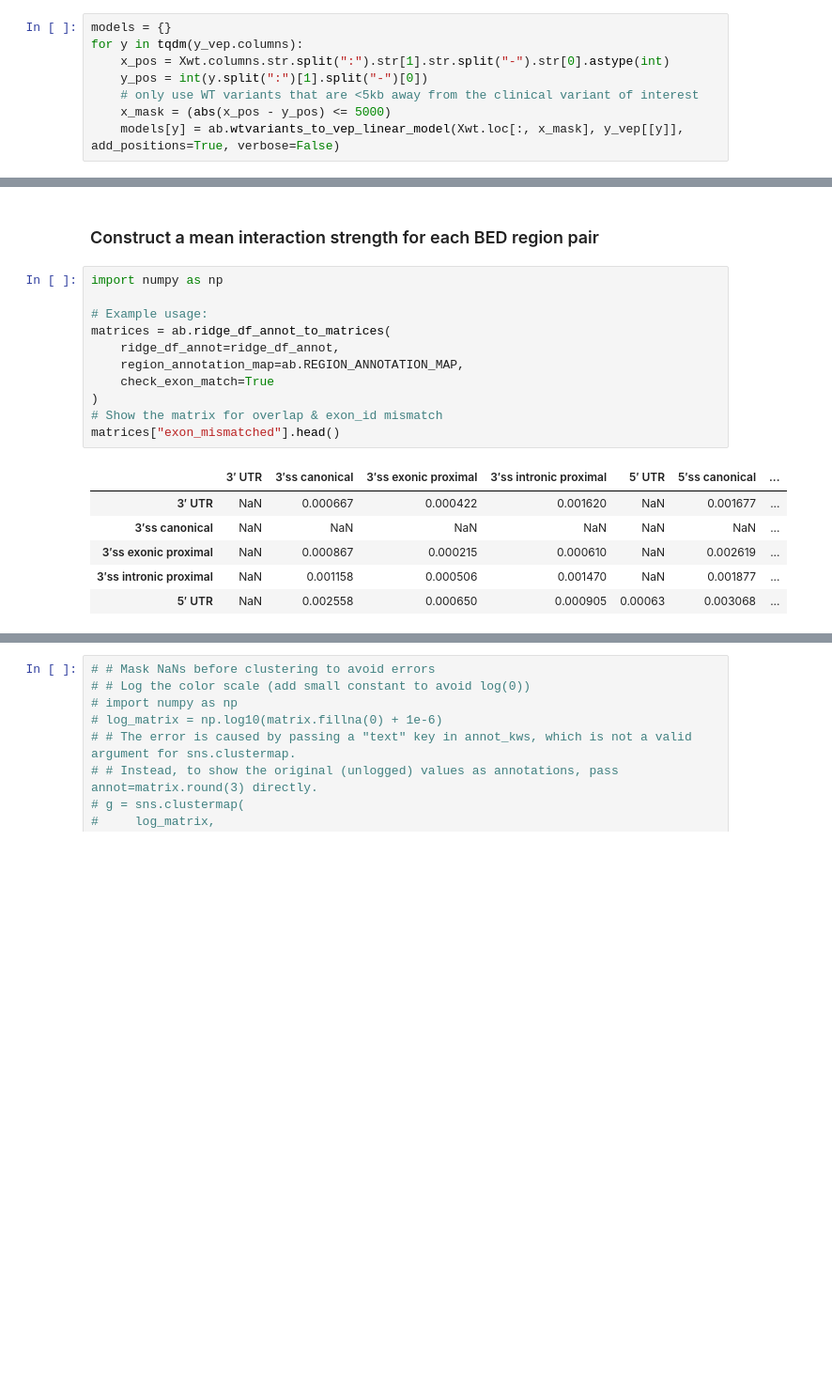
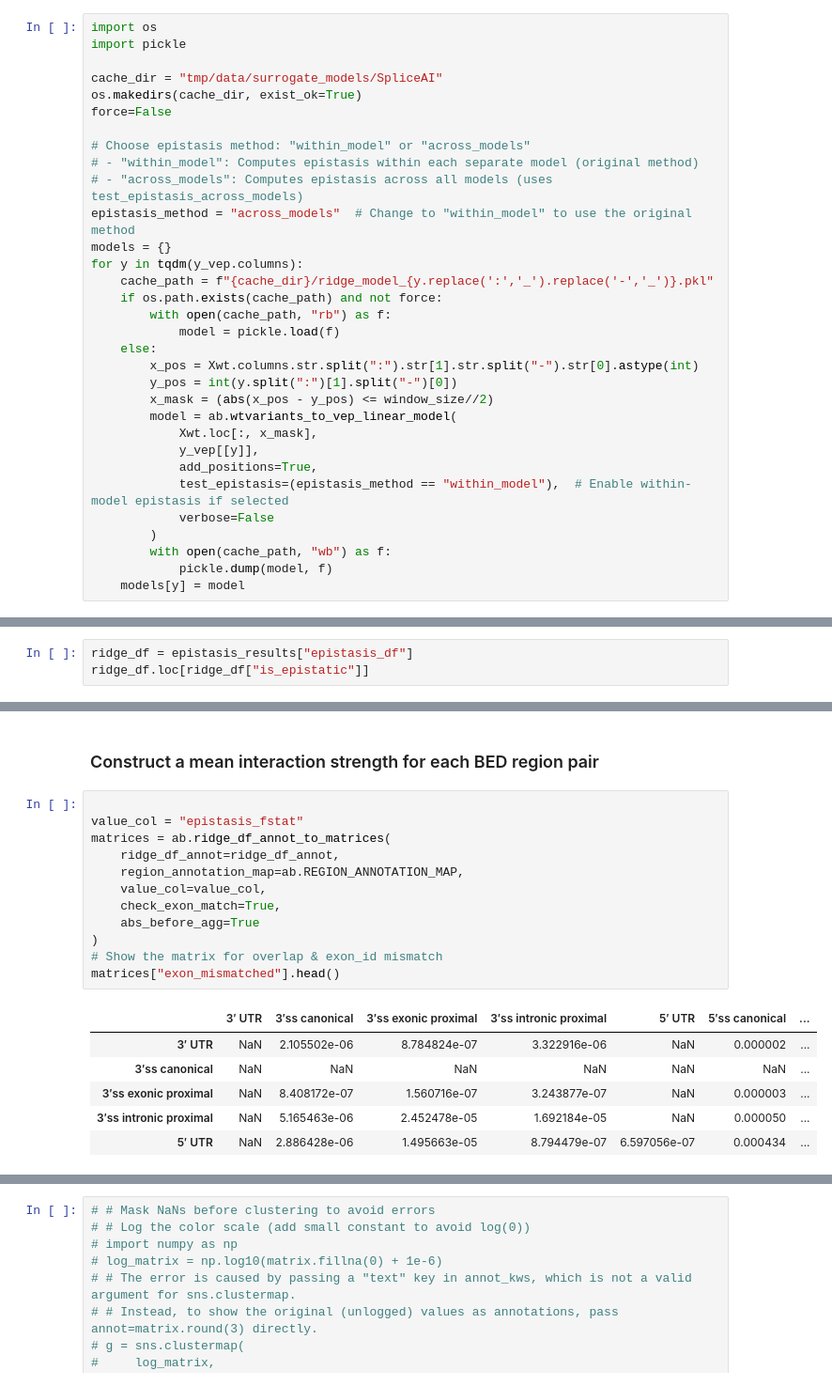
Before and after one commit to bschilder/VEP_DNA, a Jupyter notebook: notebooks/variant_attribution_SpliceAI.ipynb, the cells around one changed output, grey strips where cells are left out. Shown at 94% size. Cells and saved outputs as stored; diff of their text form; blank space fills up the shorter version.

```diff
--- a/notebooks/variant_attribution_SpliceAI.ipynb
+++ b/notebooks/variant_attribution_SpliceAI.ipynb
@@ -460,10 +461,34 @@ y_vep.head()
 # %% [markdown]
 Separate ridge regression models for each clinical variant.
 # %%
+import os
+import pickle
+
+cache_dir = "tmp/data/surrogate_models/SpliceAI"
+os.makedirs(cache_dir, exist_ok=True)
+force=False
+
+# Choose epistasis method: "within_model" or "across_models"
+# - "within_model": Computes epistasis within each separate model (original method)
+# - "across_models": Computes epistasis across all models (uses test_epistasis_across_models)
+epistasis_method = "across_models"  # Change to "within_model" to use the original method
 models = {}
 for y in tqdm(y_vep.columns):
-    x_pos = Xwt.columns.str.split(":").str[1].str.split("-").str[0].astype(int)
-    y_pos = int(y.split(":")[1].split("-")[0])
-    # only use WT variants that are <5kb away from the clinical variant of interest
-    x_mask = (abs(x_pos - y_pos) <= 5000)
-    models[y] = ab.wtvariants_to_vep_linear_model(Xwt.loc[:, x_mask], y_vep[[y]], add_positions=True, verbose=False)
+    cache_path = f"{cache_dir}/ridge_model_{y.replace(':','_').replace('-','_')}.pkl"
+    if os.path.exists(cache_path) and not force:
+        with open(cache_path, "rb") as f:
+            model = pickle.load(f)
+    else:
+        x_pos = Xwt.columns.str.split(":").str[1].str.split("-").str[0].astype(int)
+        y_pos = int(y.split(":")[1].split("-")[0])
+        x_mask = (abs(x_pos - y_pos) <= window_size//2)
+        model = ab.wtvariants_to_vep_linear_model(
+            Xwt.loc[:, x_mask],
+            y_vep[[y]],
+            add_positions=True,
+            test_epistasis=(epistasis_method == "within_model"),  # Enable within-model epistasis if selected
+            verbose=False
+        )
+        with open(cache_path, "wb") as f:
+            pickle.dump(model, f)
+    models[y] = model
@@ -489,0 +544,3 @@ ridge_df.head()
+# %%
+ridge_df = epistasis_results["epistasis_df"]
+ridge_df.loc[ridge_df["is_epistatic"]]
@@ -534,23 +627,24 @@ clinical
 # %% [markdown]
 ### Construct a mean interaction strength for each BED region pair
 # %%
-import numpy as np
 
-# Example usage:
+value_col = "epistasis_fstat"
 matrices = ab.ridge_df_annot_to_matrices(
     ridge_df_annot=ridge_df_annot,
     region_annotation_map=ab.REGION_ANNOTATION_MAP,
-    check_exon_match=True
+    value_col=value_col,
+    check_exon_match=True,
+    abs_before_agg=True
 )
 # Show the matrix for overlap & exon_id mismatch
 matrices["exon_mismatched"].head()
 # %% [output]
 |  | 3′ UTR | 3′ss canonical | 3′ss exonic proximal | 3′ss intronic proximal | 5′ UTR | 5′ss canonical | ... |
-| 3′ UTR | NaN | 0.000667 | 0.000422 | 0.001620 | NaN | 0.001677 | ... |
+| 3′ UTR | NaN | 2.105502e-06 | 8.784824e-07 | 3.322916e-06 | NaN | 0.000002 | ... |
 | 3′ss canonical | NaN | NaN | NaN | NaN | NaN | NaN | ... |
-| 3′ss exonic proximal | NaN | 0.000867 | 0.000215 | 0.000610 | NaN | 0.002619 | ... |
-| 3′ss intronic proximal | NaN | 0.001158 | 0.000506 | 0.001470 | NaN | 0.001877 | ... |
-| 5′ UTR | NaN | 0.002558 | 0.000650 | 0.000905 | 0.00063 | 0.003068 | ... |
+| 3′ss exonic proximal | NaN | 8.408172e-07 | 1.560716e-07 | 3.243877e-07 | NaN | 0.000003 | ... |
+| 3′ss intronic proximal | NaN | 5.165463e-06 | 2.452478e-05 | 1.692184e-05 | NaN | 0.000050 | ... |
+| 5′ UTR | NaN | 2.886428e-06 | 1.495663e-05 | 8.794479e-07 | 6.597056e-07 | 0.000434 | ... |
 # %%
 paired_violin = ab.plot_paired_violin_with_stats(
     matrices,
```
Also changed, not shown: parts of 28 cells of this notebook, 41 other files.
